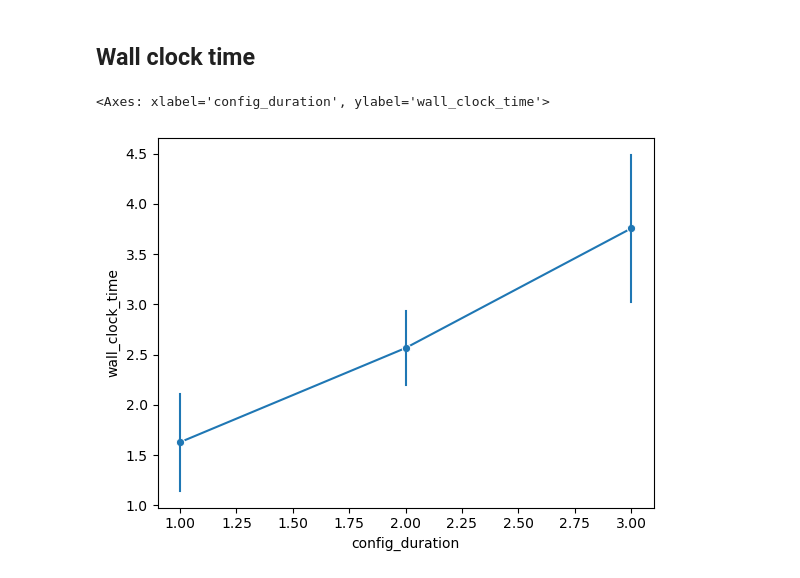
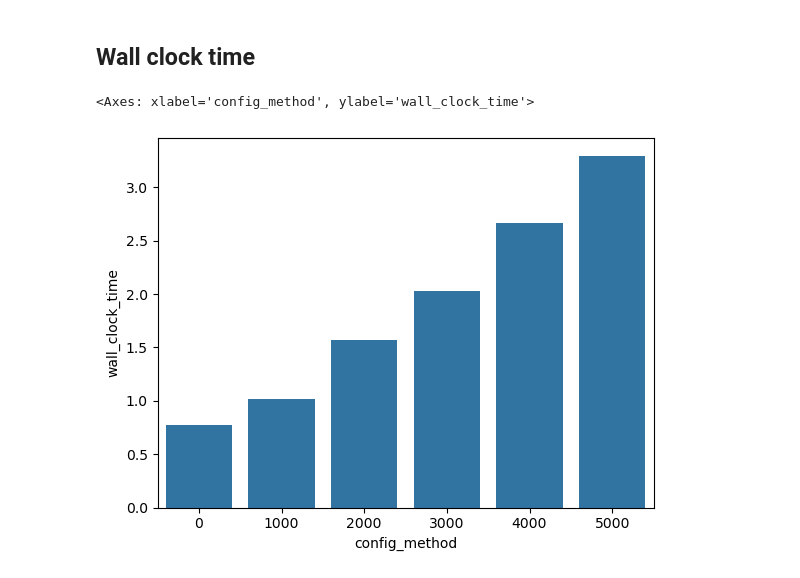
Before and after one commit to saeyslab/harpy_figures, a Jupyter notebook: figures.ipynb, the cells around one changed output. Drawn from its saved outputs; the diff is of its cells as text; code cells hidden in the pictures.

```diff
--- a/figures.ipynb
+++ b/figures.ipynb
@@ -18,8 +15,10 @@ df
 # %% [markdown]
 ## Wall clock time
 # %%
-sns.lineplot(data=df, x="config_duration", y="wall_clock_time", err_style="bars", errorbar=("se", 2), marker='o')
+# sns.lineplot(data=df, x="config_duration", y="wall_clock_time", err_style="bars", errorbar=("se", 2), marker='o')
-# %% [output]
-<Axes: xlabel='config_duration', ylabel='wall_clock_time'>
-[figure, removed]
+# %%
+sns.barplot(data=df, x="config_method", y="wall_clock_time")
+# %% [output]
+<Axes: xlabel='config_method', ylabel='wall_clock_time'>
+[figure, added]
 # %%
```
Also changed, not shown: parts of 2 cells of this notebook, 3 other files.
